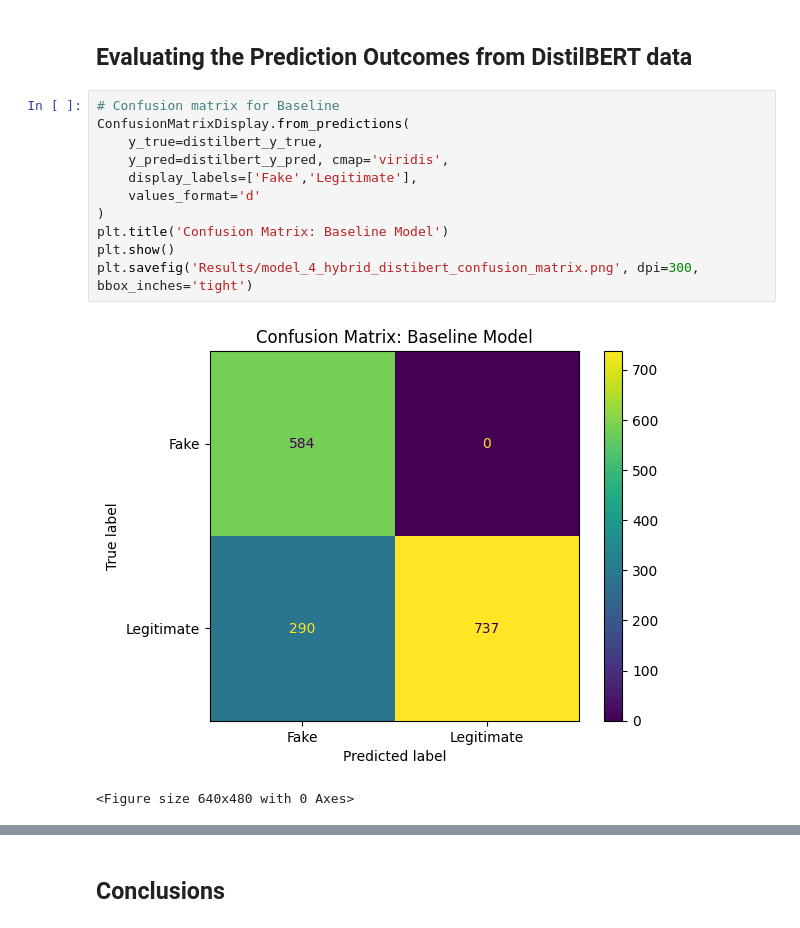
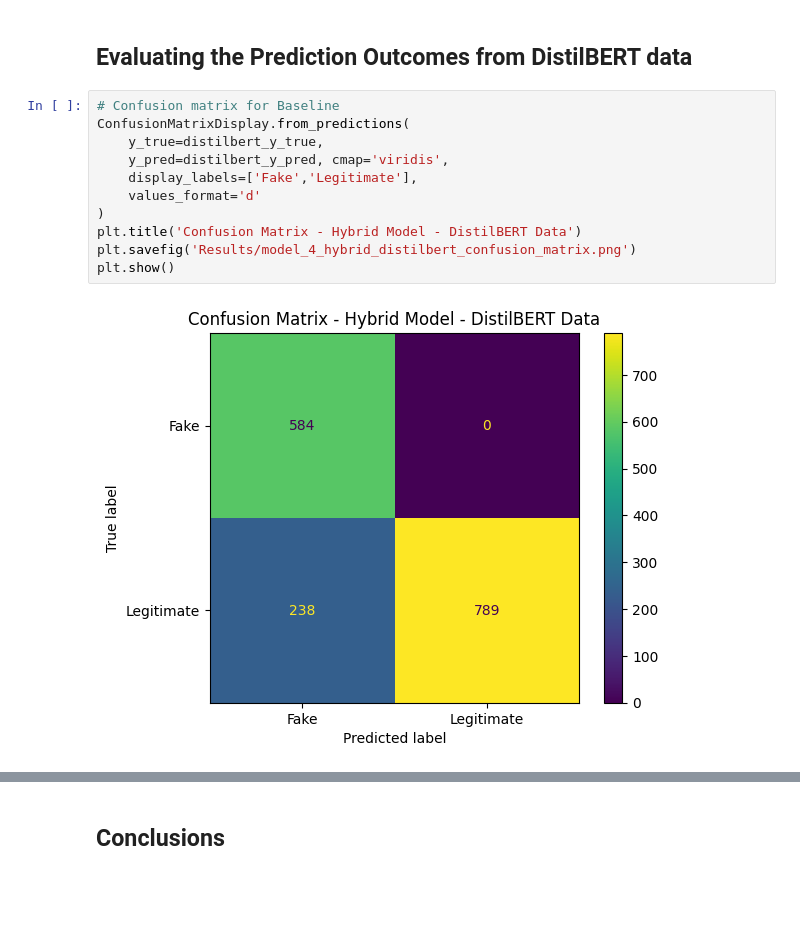
Before and after one commit to kmock930/Natural-Language-Processing, a Jupyter notebook: Project/NLP Training/model_4_hybrid_evaluation.ipynb, the cells around one changed output, grey strips where cells are left out. Cells and saved outputs as stored; diff of their text form; blank space fills up the shorter version.

Commit message:
Rerun Hybrid Model Training and Evaluation

```diff
--- a/Project/NLP Training/model_4_hybrid_evaluation.ipynb
+++ b/Project/NLP Training/model_4_hybrid_evaluation.ipynb
@@ -70,17 +69,16 @@ The ground truths for the baseline method has not beeen resampled. Given the cla
 # %%
 # Confusion matrix for Baseline
 ConfusionMatrixDisplay.from_predictions(
     y_true=distilbert_y_true,
     y_pred=distilbert_y_pred, cmap='viridis',
     display_labels=['Fake','Legitimate'],
     values_format='d'
 )
-plt.title('Confusion Matrix: Baseline Model')
+plt.title('Confusion Matrix - Hybrid Model - DistilBERT Data')
+plt.savefig('Results/model_4_hybrid_distilbert_confusion_matrix.png')
 plt.show()
-plt.savefig('Results/model_4_hybrid_distibert_confusion_matrix.png', dpi=300, bbox_inches='tight')
 # %% [output]
-[figure, old version]
+[figure, new version]
-<Figure size 640x480 with 0 Axes>
 # %%
 # Calculate metrics for baseline model
 distilbert_accuracy = accuracy_score(distilbert_y_true, distilbert_y_pred)
```
Also changed, not shown: parts of 5 cells of this notebook, 6 other files.
